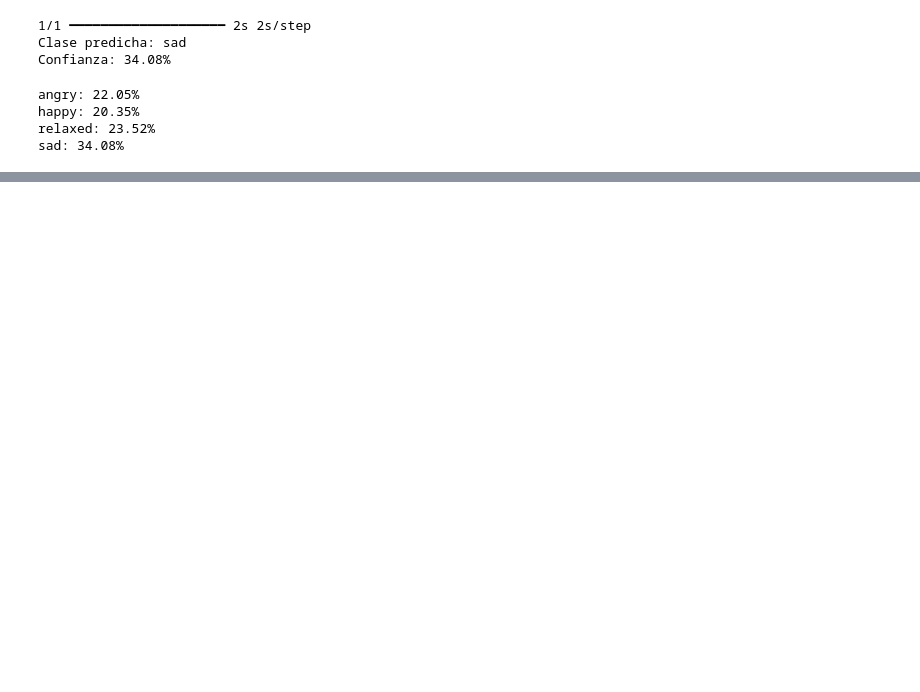
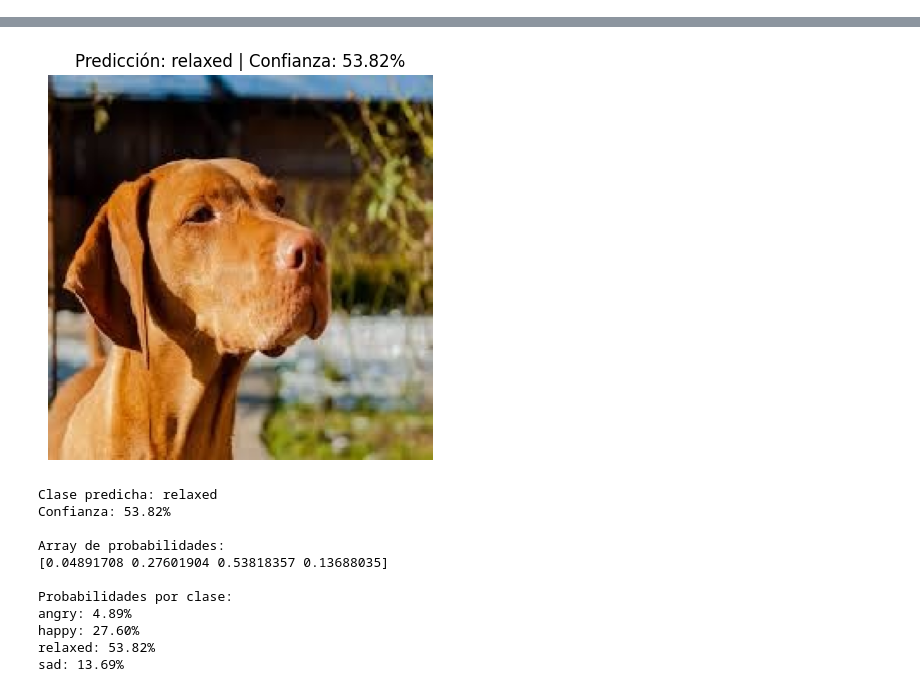
Before and after one commit to FidelBM/-M-dulo2_Inteligencia-Artificial-y-ML, a Jupyter notebook: Test.ipynb, the cells around one changed output, grey strips where cells are left out. Saved outputs shown, nothing was run; the diff lists cells and outputs as text; code cells hidden in the pictures; blank space fills up the shorter version.

```diff
--- a/Test.ipynb
+++ b/Test.ipynb
@@ -61,21 +41,0 @@ Shape de entrada: (1, 224, 224, 3)
-# %%
-predictions = model.predict(img_array)
-
-predicted_index = np.argmax(predictions[0])
-predicted_class = CLASS_NAMES[predicted_index]
-confidence = predictions[0][predicted_index]
-
-print("Clase predicha:", predicted_class)
-print(f"Confianza: {confidence:.2%}")
-# %% [output]
-1/1 ━━━━━━━━━━━━━━━━━━━━ 2s 2s/step
-Clase predicha: sad
-Confianza: 34.08%
-# %%
-for class_name, prob in zip(CLASS_NAMES, predictions[0]):
-    print(f"{class_name}: {prob:.2%}")
-# %% [output]
-angry: 22.05%
-happy: 20.35%
-relaxed: 23.52%
-sad: 34.08%
@@ -81,0 +63,42 @@ sad: 34.08%
+# %%
+def predecir_imagen(ruta_imagen):
+    img_size = (224, 224)
+
+    ruta_imagen = convertir_a_jpg_si_es_necesario(ruta_imagen)
+
+    img = image.load_img(ruta_imagen, target_size=img_size)
+
+    img_array = image.img_to_array(img)
+
+    img_array_batch = np.expand_dims(img_array, axis=0)
+
+    img_preprocesada = preprocess_input(img_array_batch)
+
+    prediccion = model.predict(img_preprocesada)
+
+    indice_predicho = np.argmax(prediccion[0])
+    clase_predicha = class_names[indice_predicho]
+    confianza = prediccion[0][indice_predicho]
+
+    plt.figure(figsize=(5, 5))
+    plt.imshow(img)
+    plt.axis("off")
+    plt.title(f"Predicción: {clase_predicha} | Confianza: {confianza*100:.2f}%")
+    plt.show()
+
+    print("Clase predicha:", clase_predicha)
+    print(f"Confianza: {confianza*100:.2f}%")
+
+    print("\nArray de probabilidades:")
+    print(prediccion[0])
+
+    print("\nProbabilidades por clase:")
+    for clase, prob in zip(class_names, prediccion[0]):
+        print(f"{clase}: {prob*100:.2f}%")
+
+    return clase_predicha, confianza, prediccion[0]
+# %%
+ruta = "Test_data/perro_3.jfif"
+
+clase, confianza, probabilidades = predecir_imagen(ruta)
+# %% [output]
@@ -81,0 +107,12 @@ sad: 34.08%
+[figure, added]
+Clase predicha: relaxed
+Confianza: 53.82%
+
+Array de probabilidades:
+[0.04891708 0.27601904 0.53818357 0.13688035]
+
+Probabilidades por clase:
+angry: 4.89%
+happy: 27.60%
+relaxed: 53.82%
+sad: 13.69%
```
Also changed, not shown: parts of 7 cells of this notebook, 11 other files.
